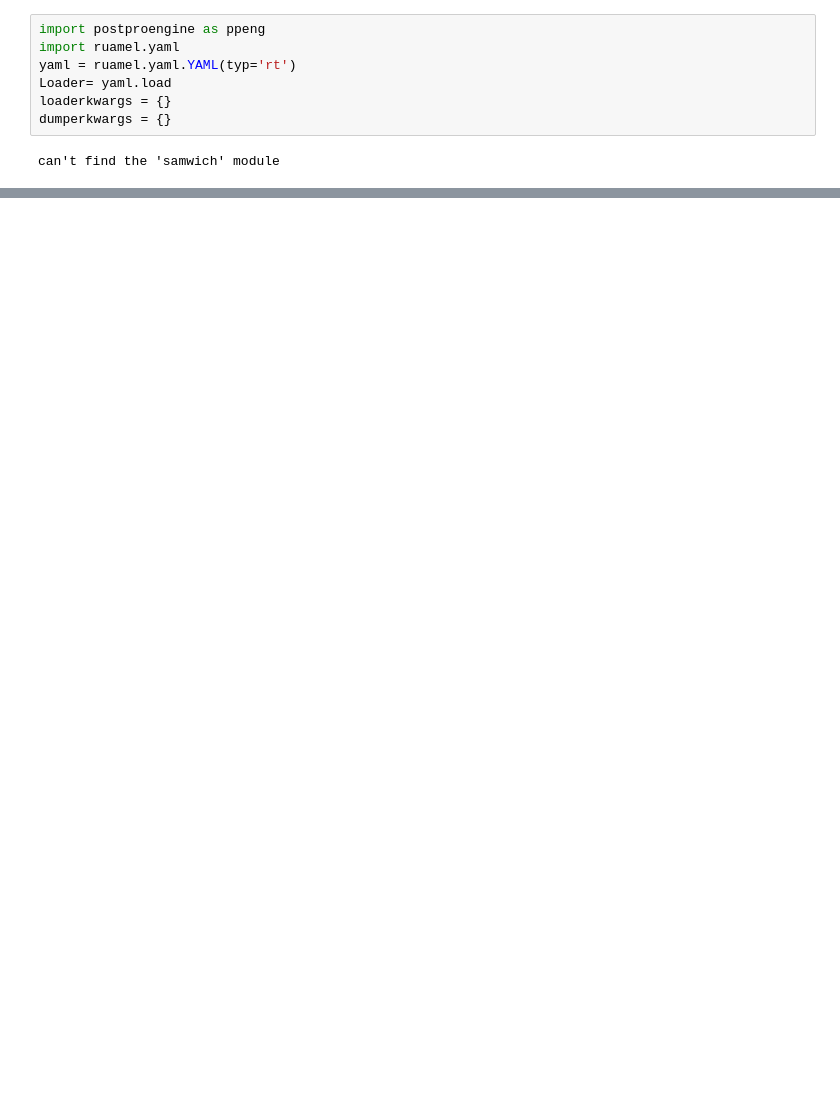
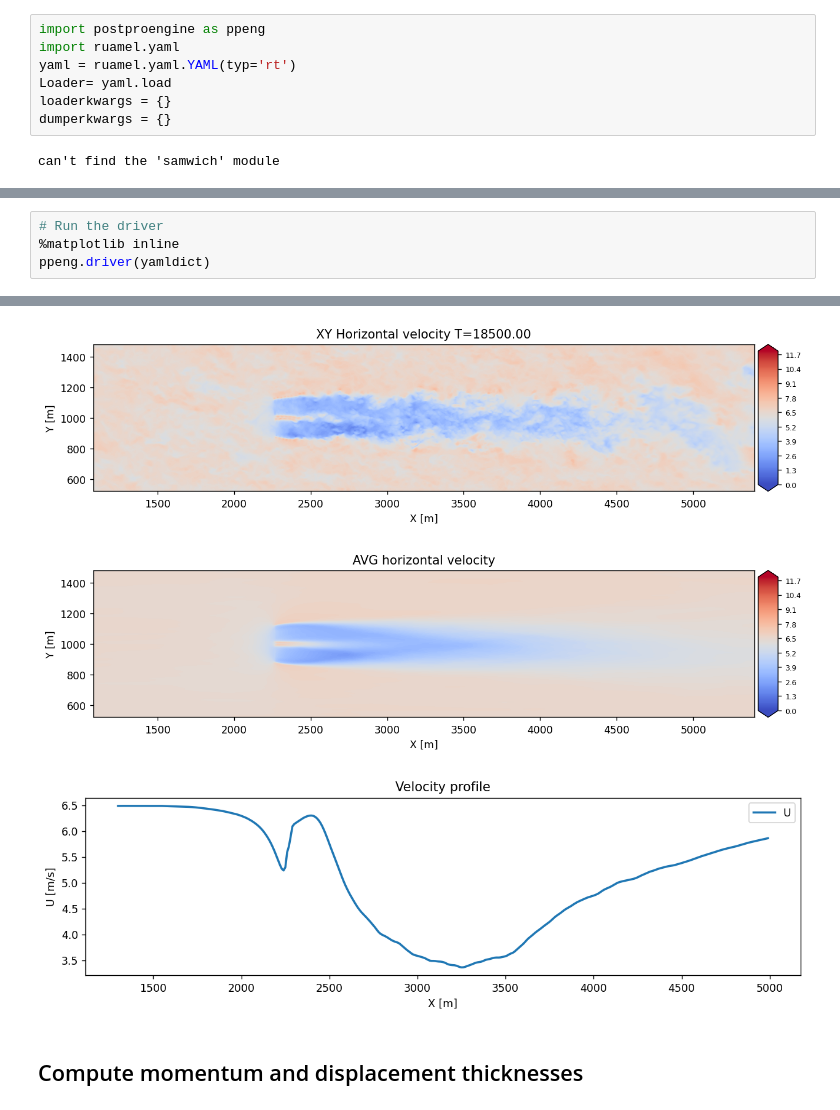
Before and after one commit to lawrenceccheung/AdvancedControlsWakes, a Jupyter notebook: Runs/LowWS_LowTI.Frontier/oneturb_7x2/postpro/ExamplePostprocessing.ipynb, the cells around one changed output, grey strips where cells are left out. Cells and saved outputs as stored; diff of their text form; blank space fills up the shorter version.

```diff
--- a/Runs/LowWS_LowTI.Frontier/oneturb_7x2/postpro/ExamplePostprocessing.ipynb
+++ b/Runs/LowWS_LowTI.Frontier/oneturb_7x2/postpro/ExamplePostprocessing.ipynb
@@ -124,0 +247,5 @@ Running plotcsv
+# %%
+# Run the driver
+%matplotlib inline
+ppeng.driver(yamldict)
+# %% [output]
@@ -124,0 +269,5 @@ Running plotcsv
+[figure, added]
+[figure, added]
+[figure, added]
+# %% [markdown]
+## Compute momentum and displacement thicknesses
```
Also changed, not shown: parts of 9 cells of this notebook.
